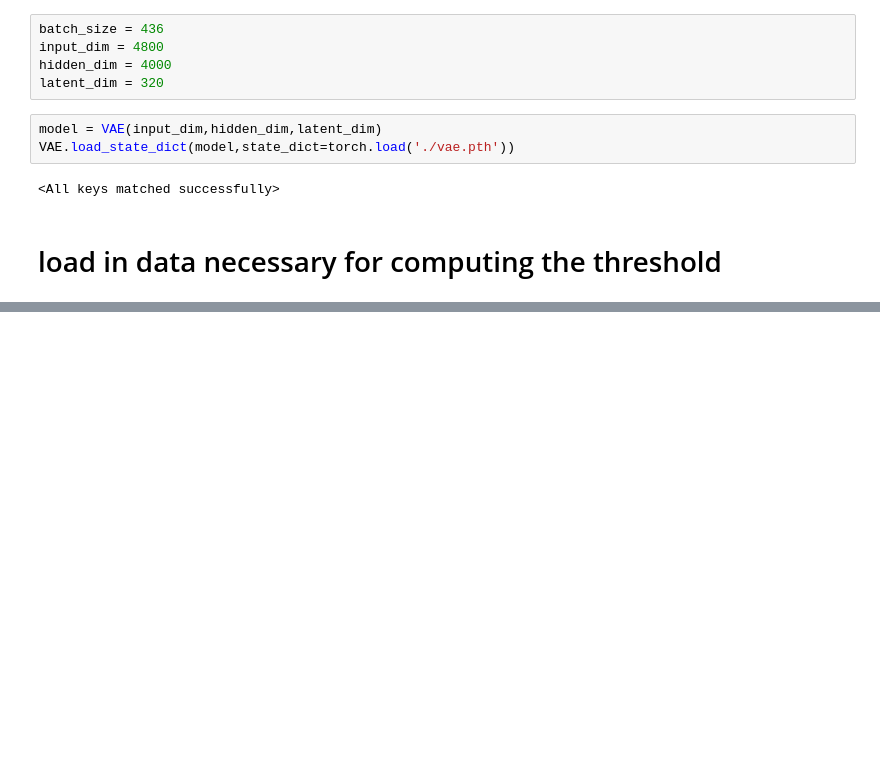
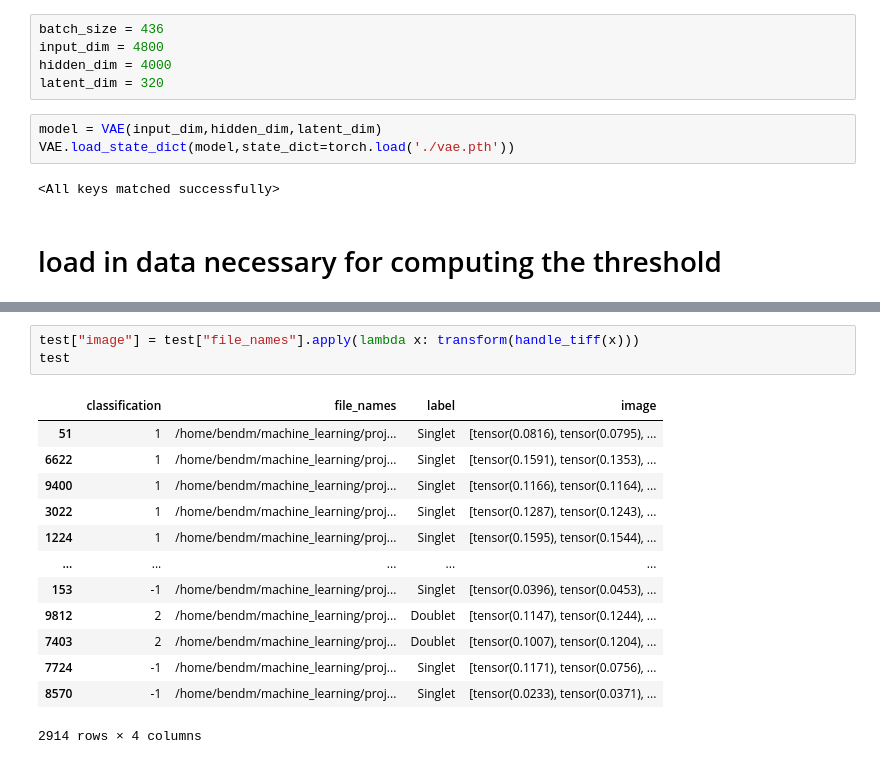
Before and after one commit to Bendemeurichy/majority-vote-outlier-detection, a Jupyter notebook: models/VAE/predictions.ipynb, the cells around one changed output, grey strips where cells are left out. Drawn from its saved outputs; the diff is of its cells as text; blank space fills up the shorter version.

```diff
--- a/models/VAE/predictions.ipynb
+++ b/models/VAE/predictions.ipynb
@@ -44,0 +70,17 @@ model.to(device)
+# %%
+test["image"] = test["file_names"].apply(lambda x: transform(handle_tiff(x)))
+test
+# %% [output]
+|  | classification | file_names | label | image |
+| 51 | 1 | /home/bendm/machine_learning/proj... | Singlet | [tensor(0.0816), tensor(0.0795), ... |
+| 6622 | 1 | /home/bendm/machine_learning/proj... | Singlet | [tensor(0.1591), tensor(0.1353), ... |
+| 9400 | 1 | /home/bendm/machine_learning/proj... | Singlet | [tensor(0.1166), tensor(0.1164), ... |
+| 3022 | 1 | /home/bendm/machine_learning/proj... | Singlet | [tensor(0.1287), tensor(0.1243), ... |
+| 1224 | 1 | /home/bendm/machine_learning/proj... | Singlet | [tensor(0.1595), tensor(0.1544), ... |
+| ... | ... | ... | ... | ... |
+| 153 | -1 | /home/bendm/machine_learning/proj... | Singlet | [tensor(0.0396), tensor(0.0453), ... |
+| 9812 | 2 | /home/bendm/machine_learning/proj... | Doublet | [tensor(0.1147), tensor(0.1244), ... |
+| 7403 | 2 | /home/bendm/machine_learning/proj... | Doublet | [tensor(0.1007), tensor(0.1204), ... |
+| 7724 | -1 | /home/bendm/machine_learning/proj... | Singlet | [tensor(0.1171), tensor(0.0756), ... |
+| 8570 | -1 | /home/bendm/machine_learning/proj... | Singlet | [tensor(0.0233), tensor(0.0371), ... |
+2914 rows × 4 columns
```
Also changed, not shown: parts of 11 cells of this notebook, 9 other files.
